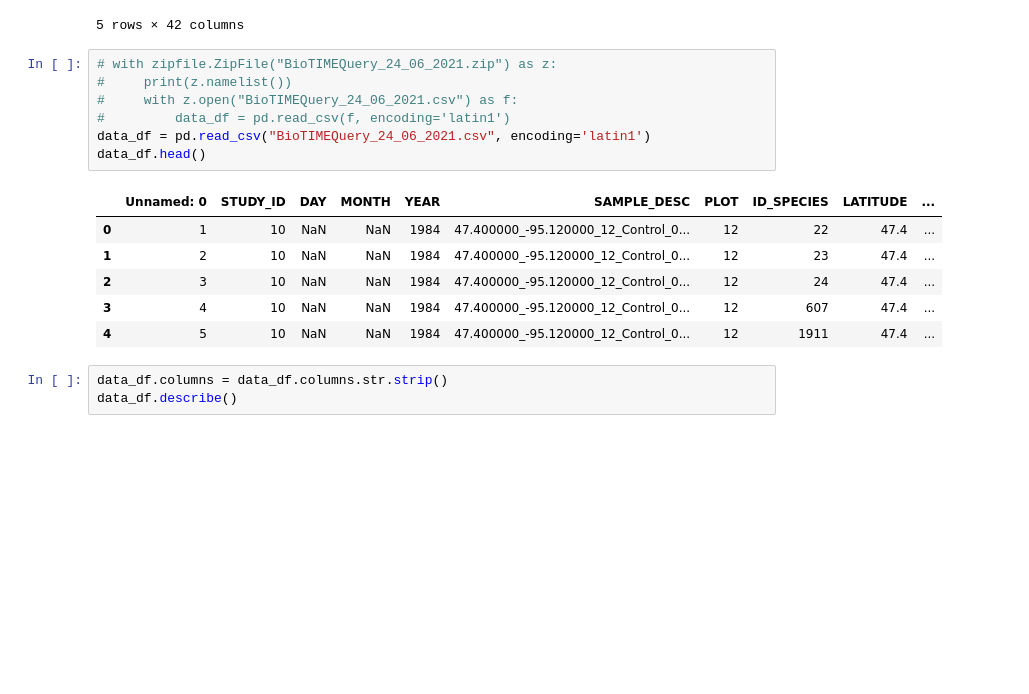
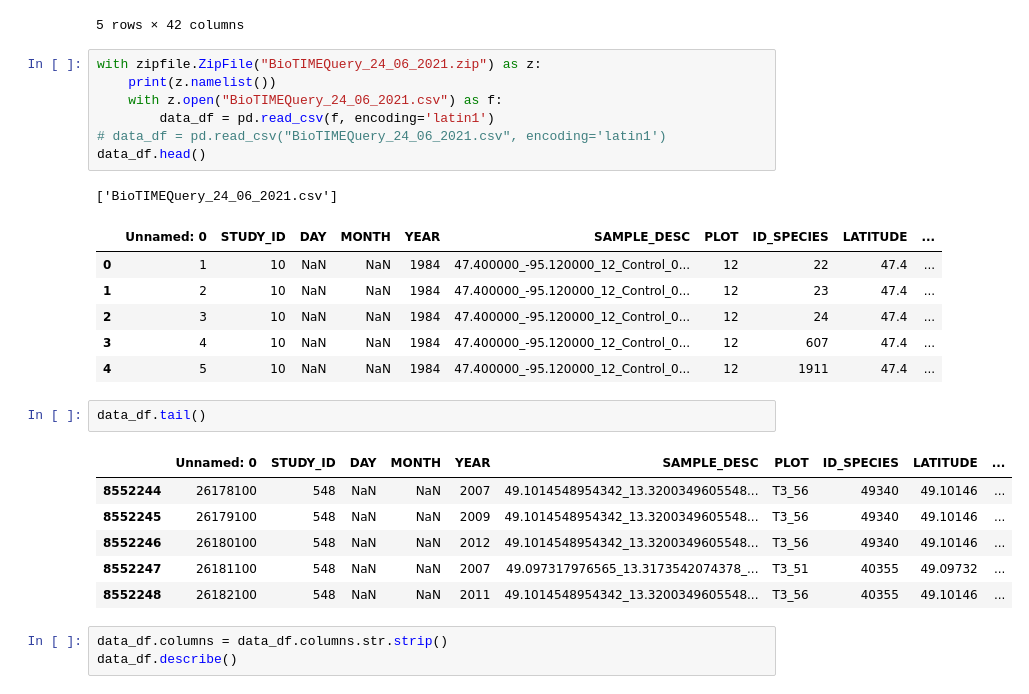
Before and after one commit to lazycloud0/quantum_hackathon_2024, a Jupyter notebook: quantumcomputing_hackathon_2024.ipynb, the cells around one changed output. Drawn from its saved outputs; the diff is of its cells as text; blank space fills up the shorter version.

```diff
--- a/quantumcomputing_hackathon_2024.ipynb
+++ b/quantumcomputing_hackathon_2024.ipynb
@@ -78,19 +78,29 @@ metadata_df.head()
 | 4 | 41 | Terrestrial | Temperate | NaN | NaN | NaN | NaN | Woodland | ... |
 5 rows × 42 columns
 # %%
-# with zipfile.ZipFile("BioTIMEQuery_24_06_2021.zip") as z:
-#     print(z.namelist())
-#     with z.open("BioTIMEQuery_24_06_2021.csv") as f:
-#         data_df = pd.read_csv(f, encoding='latin1')
-data_df = pd.read_csv("BioTIMEQuery_24_06_2021.csv", encoding='latin1')
+with zipfile.ZipFile("BioTIMEQuery_24_06_2021.zip") as z:
+    print(z.namelist())
+    with z.open("BioTIMEQuery_24_06_2021.csv") as f:
+        data_df = pd.read_csv(f, encoding='latin1')
+# data_df = pd.read_csv("BioTIMEQuery_24_06_2021.csv", encoding='latin1')
 data_df.head()
 # %% [output]
+['BioTIMEQuery_24_06_2021.csv']
 |  | Unnamed: 0 | STUDY_ID | DAY | MONTH | YEAR | SAMPLE_DESC | PLOT | ID_SPECIES | LATITUDE | ... |
 | 0 | 1 | 10 | NaN | NaN | 1984 | 47.400000_-95.120000_12_Control_0... | 12 | 22 | 47.4 | ... |
 | 1 | 2 | 10 | NaN | NaN | 1984 | 47.400000_-95.120000_12_Control_0... | 12 | 23 | 47.4 | ... |
 | 2 | 3 | 10 | NaN | NaN | 1984 | 47.400000_-95.120000_12_Control_0... | 12 | 24 | 47.4 | ... |
 | 3 | 4 | 10 | NaN | NaN | 1984 | 47.400000_-95.120000_12_Control_0... | 12 | 607 | 47.4 | ... |
 | 4 | 5 | 10 | NaN | NaN | 1984 | 47.400000_-95.120000_12_Control_0... | 12 | 1911 | 47.4 | ... |
+# %%
+data_df.tail()
+# %% [output]
+|  | Unnamed: 0 | STUDY_ID | DAY | MONTH | YEAR | SAMPLE_DESC | PLOT | ID_SPECIES | LATITUDE | ... |
+| 8552244 | 26178100 | 548 | NaN | NaN | 2007 | 49.1014548954342_13.3200349605548... | T3_56 | 49340 | 49.10146 | ... |
+| 8552245 | 26179100 | 548 | NaN | NaN | 2009 | 49.1014548954342_13.3200349605548... | T3_56 | 49340 | 49.10146 | ... |
+| 8552246 | 26180100 | 548 | NaN | NaN | 2012 | 49.1014548954342_13.3200349605548... | T3_56 | 49340 | 49.10146 | ... |
+| 8552247 | 26181100 | 548 | NaN | NaN | 2007 | 49.097317976565_13.3173542074378_... | T3_51 | 40355 | 49.09732 | ... |
+| 8552248 | 26182100 | 548 | NaN | NaN | 2011 | 49.1014548954342_13.3200349605548... | T3_56 | 40355 | 49.10146 | ... |
 # %%
 data_df.columns = data_df.columns.str.strip()
 data_df.describe()
```
Also changed, not shown: parts of 5 cells of this notebook.
